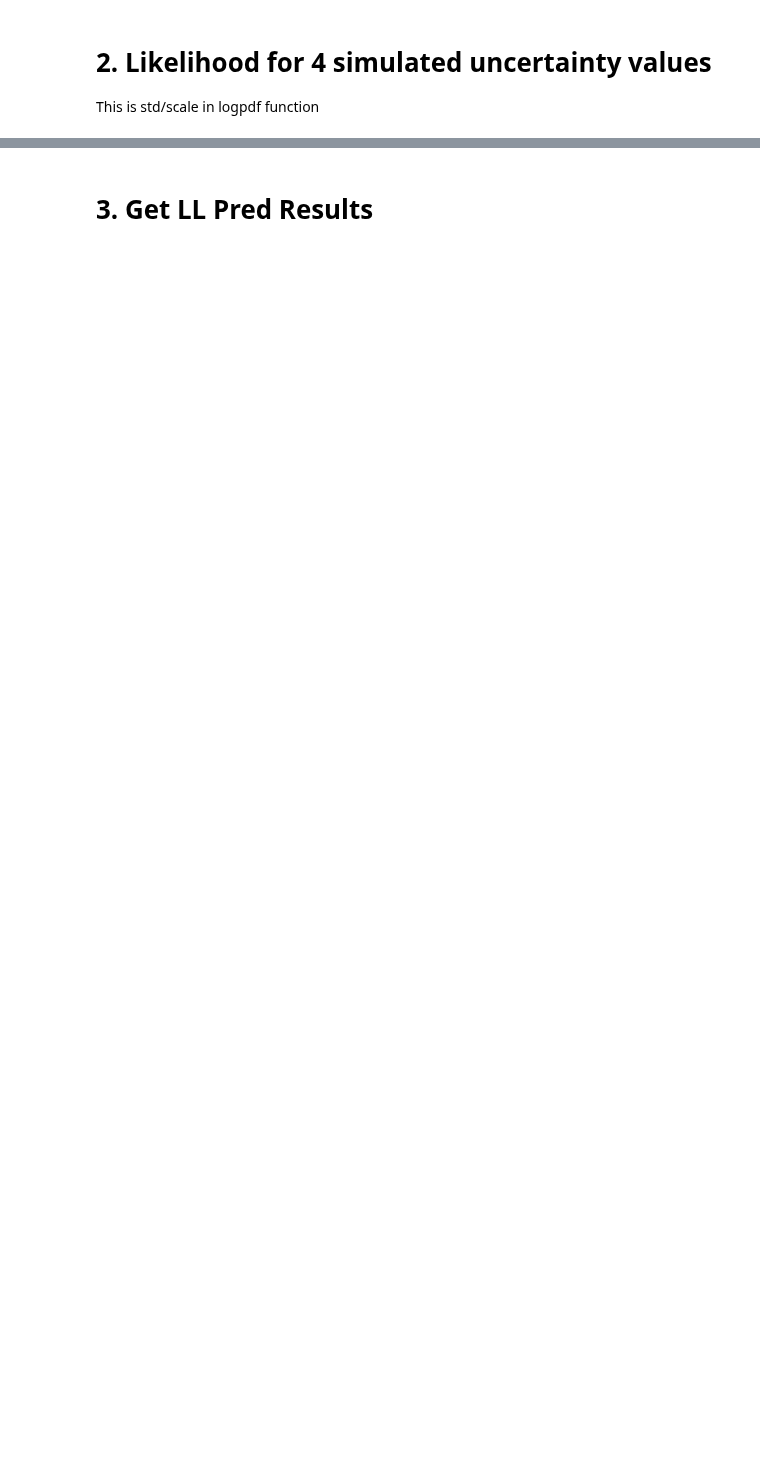
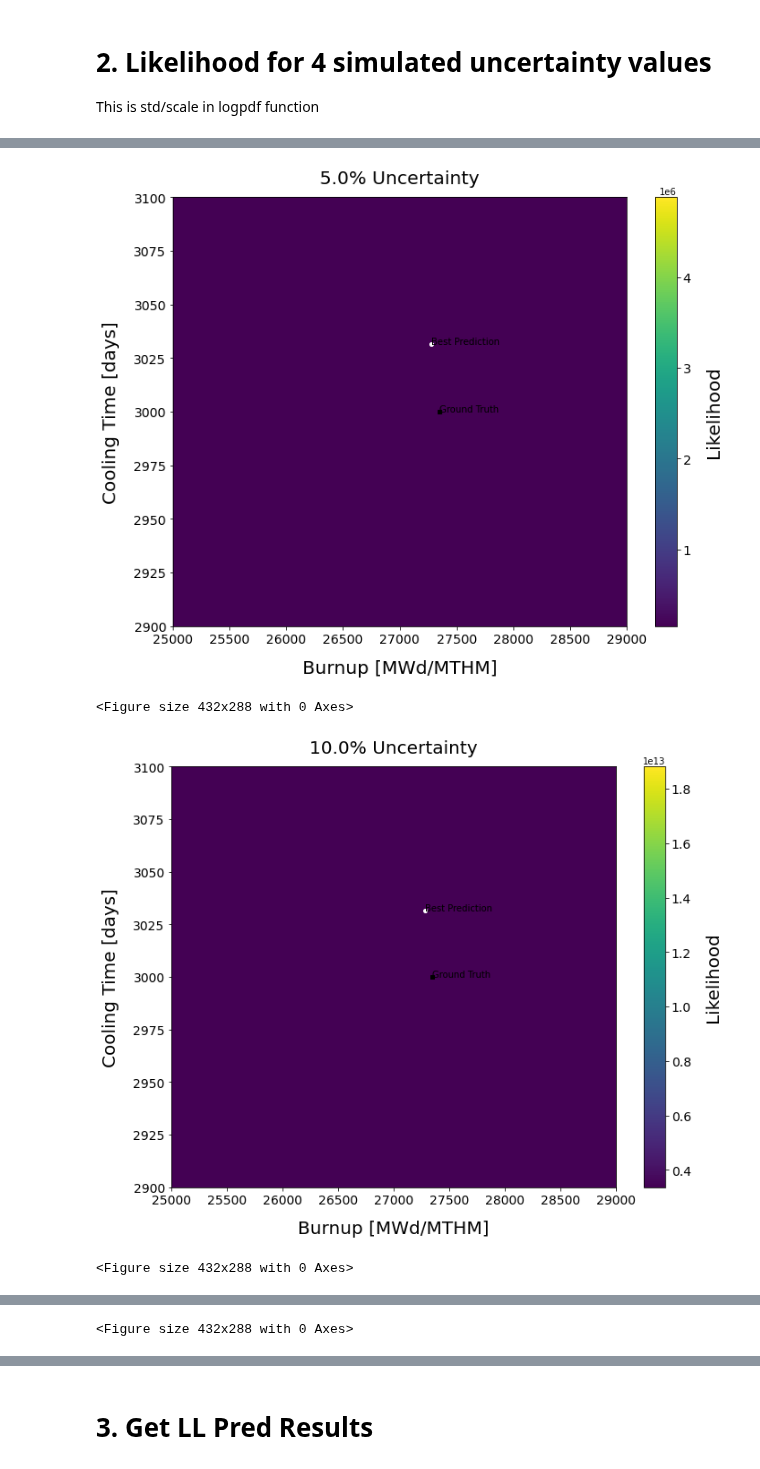
Before and after one commit to opotowsky/like-me-fuel, a Jupyter notebook: jupyter_notebooks/full_likelihood_calcs.ipynb, the cells around one changed output, grey strips where cells are left out. Drawn from its saved outputs; the diff is of its cells as text; code cells hidden in the pictures; blank space fills up the shorter version.

Commit message:
needed to rework the full LL plotting NB. issues with current sims though, maybe because need different triang?

```diff
--- a/jupyter_notebooks/full_likelihood_calcs.ipynb
+++ b/jupyter_notebooks/full_likelihood_calcs.ipynb
@@ -152,33 +106,0 @@ y5010_pred = [392, 392, 343, 343]
-# %%
-plt.clf()
-
-vmin=0#meds[3]
-vmax=maxs[3]
-
-fig = plt.figure(figsize=(10, 8))
-cmap = sns.cubehelix_palette(6, as_cmap=True)
-norm = Normalize(vmin=vmin, vmax=vmax, clip=True)
-ax = fig.add_subplot(111)
-
-x = plotXY['Burnup']
-y = plotXY['CoolingTime']
-triang = tri.Triangulation(x, y)
-
-z = plotXY[l3]
-ax.set_title(uncss[3], fontsize=20, pad=15)
-
-surf = ax.tripcolor(triang, z, norm=norm, cmap=cm.viridis, shading='gouraud')
-plt.plot([x10522], [y10522], marker='o', markersize=4, color="white")
-plt.plot([x10522_pred[3]], [y10522_pred[3]], marker='s', markersize=4, color="black")
-
-ax.set_xlabel('Burnup [MWd/MTHM]', fontsize=20, labelpad=15)
-ax.set_ylabel('Cooling Time [days]', fontsize=20, labelpad=15)
-ax.set_xlim(0, 6000)#(30000, 50000)#
-ax.set_ylim(1700, 3000)#(0, 2200)#
-
-cbar = fig.colorbar(surf)
-cbar.ax.set_ylabel('Likelihood', size=20)
-ax.tick_params(labelsize=14)
-plt.show()
-
-fig.savefig('../plots/llsurf_idx10522_0.20unc.png', bbox_inches='tight', transparent=True)
@@ -187,0 +107,2 @@ fig.savefig('../plots/llsurf_idx10522_0.20unc.png', bbox_inches='tight', transpa
+# %%
+stat_good = getstats(ll['good'])
@@ -187,0 +127,12 @@ fig.savefig('../plots/llsurf_idx10522_0.20unc.png', bbox_inches='tight', transpa
+# %%
+for i, unc in enumerate(uncs):
+    zname = 'LLunc'+str(unc)
+    title = str(unc*100) + '% Uncertainty'
+    vmin = 1000*stat_good['unc' + str(unc)].mean
+    vmax = stat_good['unc' + str(unc)].minmax[1]
+    plotme('g', ll['good'][['Burnup', 'CoolingTime', zname]], title, zname, vmin, vmax)
+# %% [output]
+[figure, added]
+<Figure size 432x288 with 0 Axes>
+[figure, added]
+<Figure size 432x288 with 0 Axes>
@@ -187,0 +140 @@ fig.savefig('../plots/llsurf_idx10522_0.20unc.png', bbox_inches='tight', transpa
+<Figure size 432x288 with 0 Axes>
```
Also changed, not shown: parts of 17 cells of this notebook, 1 other file.
